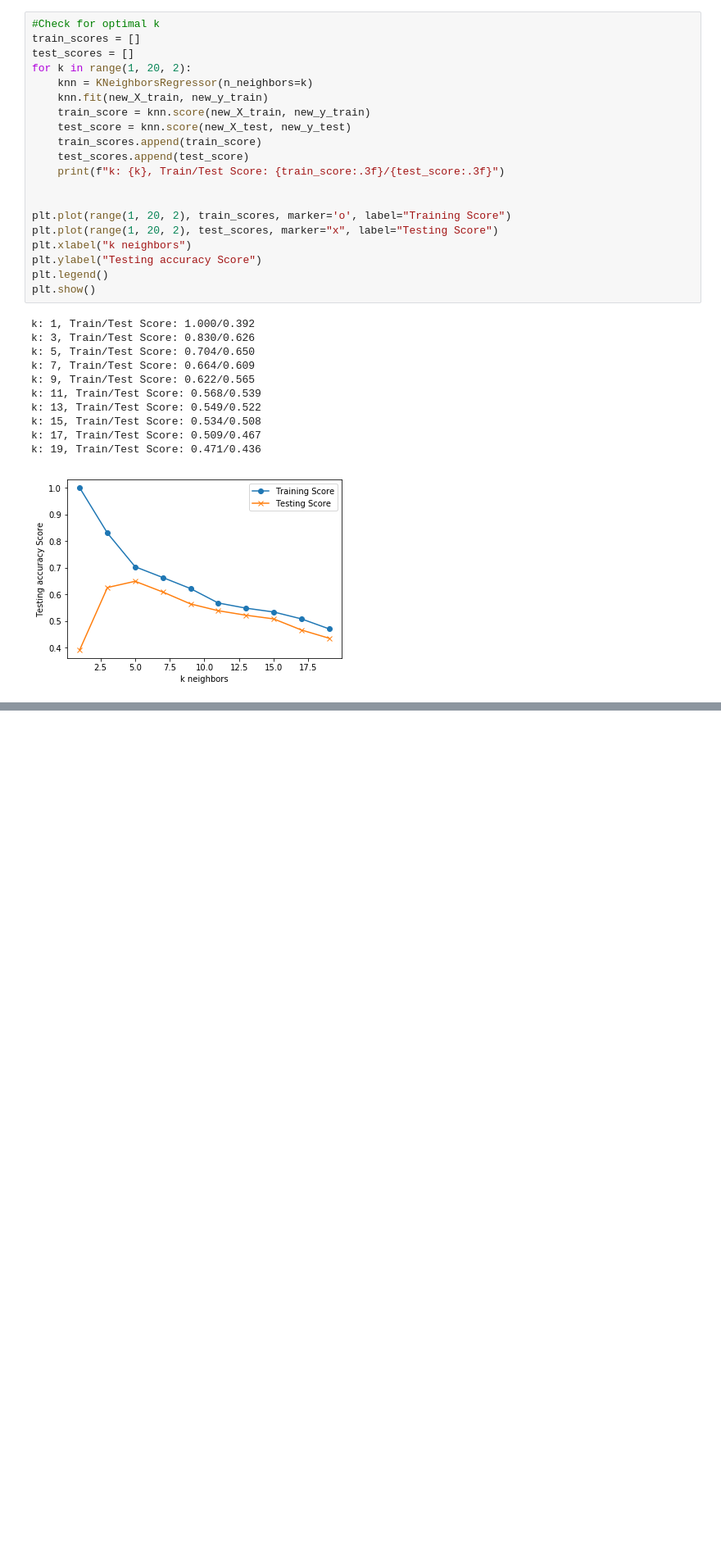
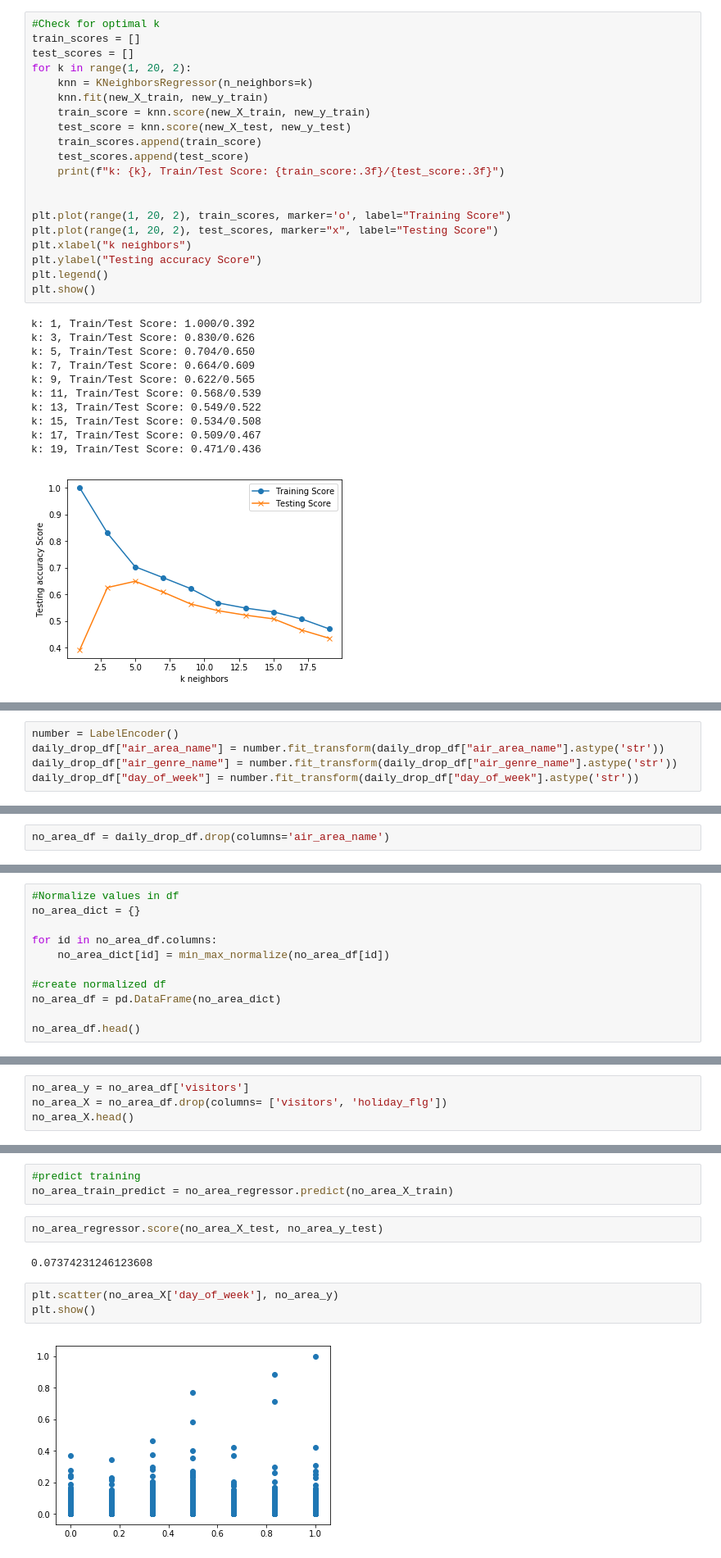
Before and after one commit to Gan001/dataviz-final-project, a Jupyter notebook: KNN_attempt.ipynb, the cells around one changed output, grey strips where cells are left out. Shown at 82% size. Saved outputs shown, nothing was run; the diff lists cells and outputs as text; blank space fills up the shorter version.

```diff
--- a/KNN_attempt.ipynb
+++ b/KNN_attempt.ipynb
@@ -275,0 +408,5 @@ k: 19, Train/Test Score: 0.471/0.436
+# %%
+number = LabelEncoder()
+daily_drop_df["air_area_name"] = number.fit_transform(daily_drop_df["air_area_name"].astype('str'))
+daily_drop_df["air_genre_name"] = number.fit_transform(daily_drop_df["air_genre_name"].astype('str'))
+daily_drop_df["day_of_week"] = number.fit_transform(daily_drop_df["day_of_week"].astype('str'))
@@ -275,0 +422,2 @@ k: 19, Train/Test Score: 0.471/0.436
+# %%
+no_area_df = daily_drop_df.drop(columns='air_area_name')
@@ -275,0 +433,11 @@ k: 19, Train/Test Score: 0.471/0.436
+# %%
+#Normalize values in df
+no_area_dict = {}
+
+for id in no_area_df.columns:
+    no_area_dict[id] = min_max_normalize(no_area_df[id])
+
+#create normalized df
+no_area_df = pd.DataFrame(no_area_dict)
+
+no_area_df.head()
@@ -275,0 +460,4 @@ k: 19, Train/Test Score: 0.471/0.436
+# %%
+no_area_y = no_area_df['visitors']
+no_area_X = no_area_df.drop(columns= ['visitors', 'holiday_flg'])
+no_area_X.head()
@@ -275,0 +482,12 @@ k: 19, Train/Test Score: 0.471/0.436
+# %%
+#predict training
+no_area_train_predict = no_area_regressor.predict(no_area_X_train)
+# %%
+no_area_regressor.score(no_area_X_test, no_area_y_test)
+# %% [output]
+0.07374231246123608
+# %%
+plt.scatter(no_area_X['day_of_week'], no_area_y)
+plt.show()
+# %% [output]
+[figure, added]
```
Also changed, not shown: parts of 22 cells of this notebook.
